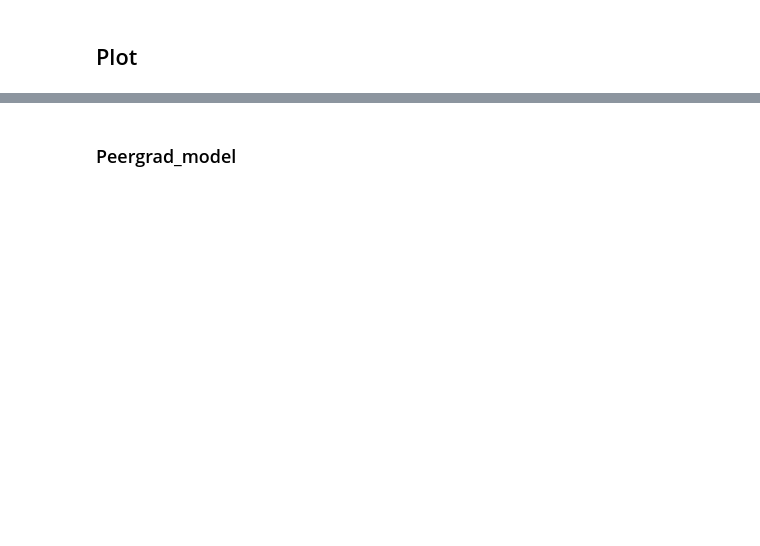
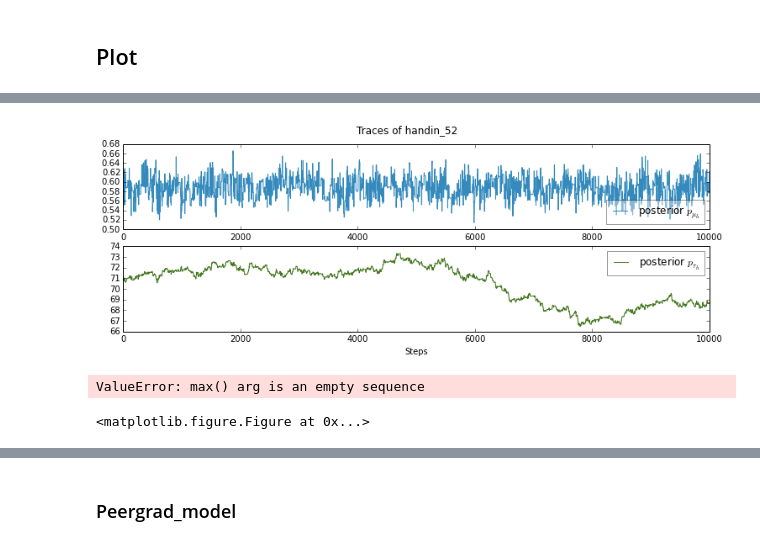
Before and after one commit to TomMalow/pymcmodels, a Jupyter notebook: Model iterations/Model Optimizing.ipynb, the cells around one changed output, grey strips where cells are left out. Saved outputs shown, nothing was run; the diff lists cells and outputs as text; code cells hidden in the pictures; blank space fills up the shorter version.

Commit message:
Worked on MH visualization

```diff
--- a/Model iterations/Model Optimizing.ipynb
+++ b/Model iterations/Model Optimizing.ipynb
@@ -240 +225,12 @@ def peergrade_model(data):
     return model
+# %%
+def norm_log_pdf(x,u,t):
+    return -0.5*t*(x-u)**2+np.log(t)-np.log(np.sqrt(2.0*math.pi))
+
+def gamma_log_pdf(x,a,b):
+    return a*np.log(b)-np.log(math.gamma(a))+(a-1.0)*np.log(x)-b*x
+
+def norm_gamma_log_pdf(u,t,ga,la,a,b):
+    return a*np.log(b)+np.log(np.sqrt(la))-np.log(math.gamma(a))- \
+           np.log(np.sqrt(2.0*math.pi))+(a-1)*np.log(t)-np.log(b*t) \
+           -0.5*t*la*(u-ga)**2
@@ -404,0 +528,32 @@ def plot_traces_handin(assignment,mcmc):
+# %%
+def plot_traces_handin_(assignment,mcmc):
+    figsize(12.5, 4)
+    for i, g in enumerate(assignment.handins.keys()):
+        plt.subplot(2,1,1)
+
+        b_mu = mcmc['u_h'][str(g)][:]
+        plt.plot(b_mu,color="#348ABD",label=r'posterior $p_{\mu_h}$')
+        #plt.title("Grading score for %s" % g)
+        leg = plt.legend(loc=4)
+        leg.get_frame().set_alpha(0.4)
+#        plt.legend(loc='center left', bbox_to_anchor=(1, 0.5))
+
+        plt.subplot(2,1,2)
+
+        b_tau = mcmc['t_h'][str(g)][:]
+        plt.plot(b_tau,color="#467821",label=r'posterior $p_{\tau_h}$')
+#        plt.title("Grading score for handin %s" % g)
+#        plt.legend(loc='center left', bbox_to_anchor=(1, 0.5))
+        leg = plt.legend(loc=1)
+        leg.get_frame().set_alpha(0.4)
+        plt.suptitle("Traces of %s" % g, fontsize=12)
+        plt.xlabel("Steps")
+        plt.show()
+        plt.tight_layout()
+        break
+# %%
+plot_traces_handin_(assignment_data_true,mcmc_MH)
+# %% [output]
+[figure, added]
+ValueError: max() arg is an empty sequence
+<matplotlib.figure.Figure at 0x...>
```
Also changed, not shown: parts of 33 cells of this notebook, 2 other files.
